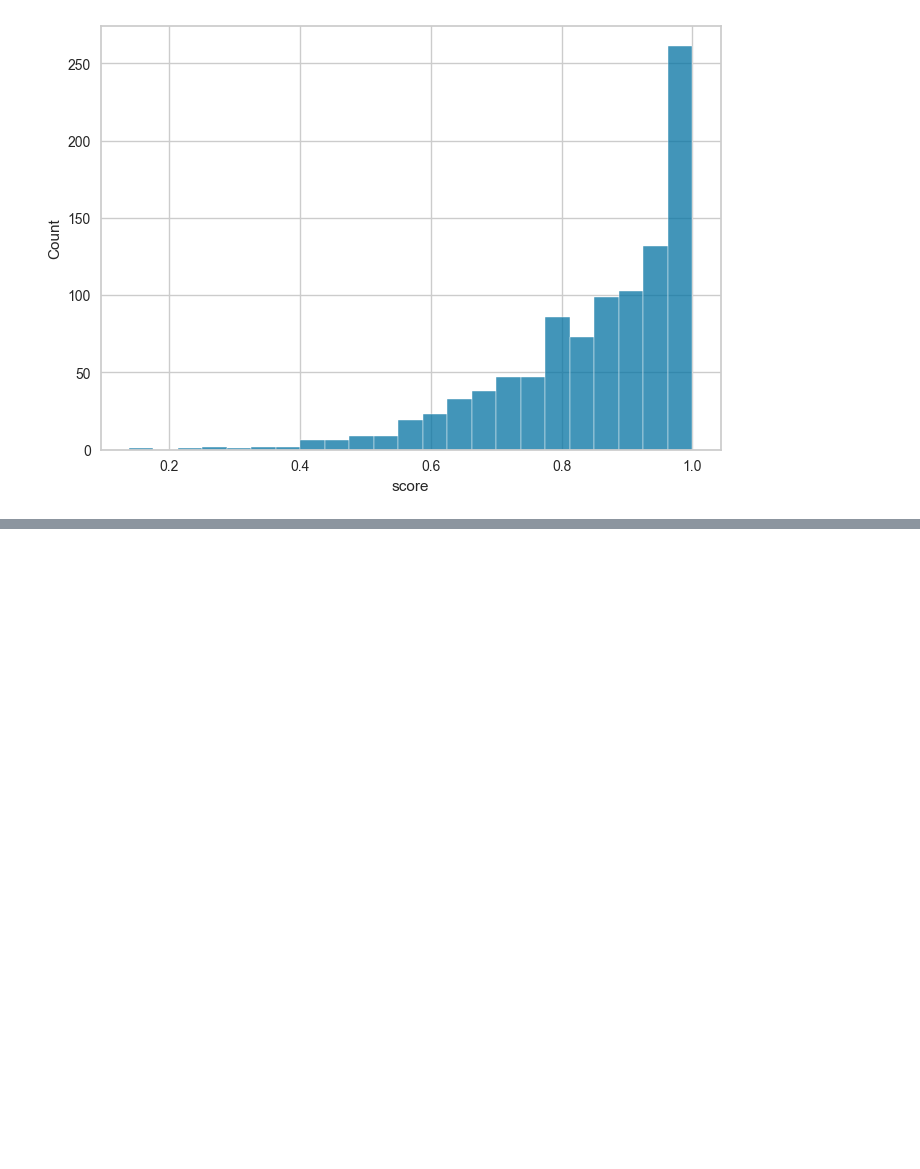
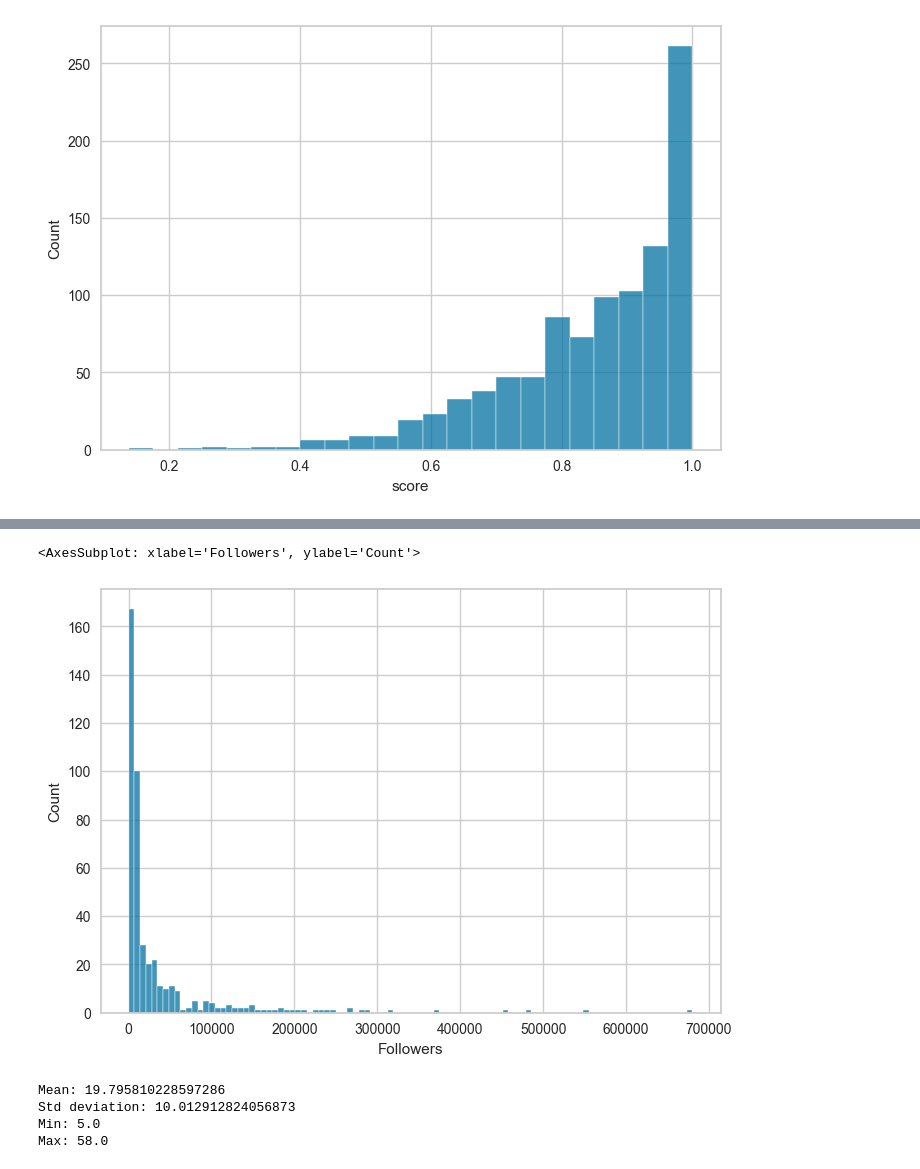
Before and after one commit to chainReactionCol/newRep, a Jupyter notebook: Ev_ML_Sanchez_Ruiz.ipynb, the cells around one changed output, grey strips where cells are left out. Drawn from its saved outputs; the diff is of its cells as text; code cells hidden in the pictures; blank space fills up the shorter version.

```diff
--- a/Ev_ML_Sanchez_Ruiz.ipynb
+++ b/Ev_ML_Sanchez_Ruiz.ipynb
@@ -224,0 +316,31 @@ sns.histplot(Spotify_df['score'])
+# %%
+sns.histplot(false_Rows['Followers'])
+# %% [output]
+<AxesSubplot: xlabel='Followers', ylabel='Count'>
+[figure, added]
+# %%
+# Datos originales
+popularity_mean = 20.098624
+pop_std_dev = 11.154171
+pop_variance = pop_std_dev ** 2
+
+# Calcular los parámetros de la distribución log-normal
+mu_pop = np.log(popularity_mean ** 2 / np.sqrt(pop_variance + popularity_mean ** 2))
+sigma_pop = np.sqrt(np.log(pop_variance / popularity_mean ** 2 + 1))
+
+# Generar datos aleatorios con la distribución log-normal
+data_pop = np.random.lognormal(mean=mu_pop, sigma=sigma_pop, size=1000)
+
+# Asegurarse de que los datos estén en el rango deseado [5, 58]
+data_clipped_pop = np.clip(data_pop, 5, 58)
+
+# Imprimir estadísticas básicas de los datos generados
+print('Mean:', np.mean(data_clipped_pop))
+print('Std deviation:', np.std(data_clipped_pop))
+print('Min:', np.min(data_clipped_pop))
+print('Max:', np.max(data_clipped_pop))
+# %% [output]
+Mean: 19.795810228597286
+Std deviation: 10.012912824056873
+Min: 5.0
+Max: 58.0
```
Also changed, not shown: parts of 20 cells of this notebook.
